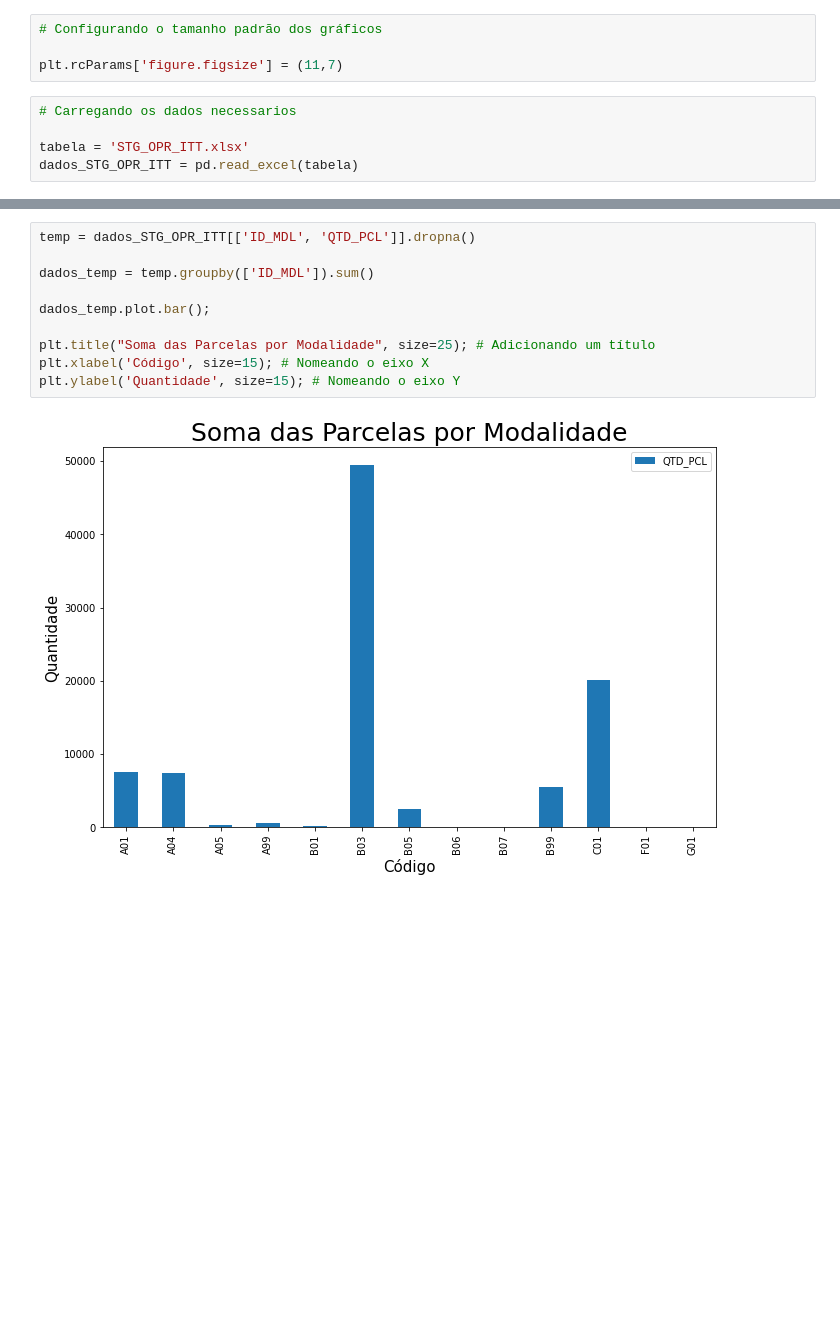
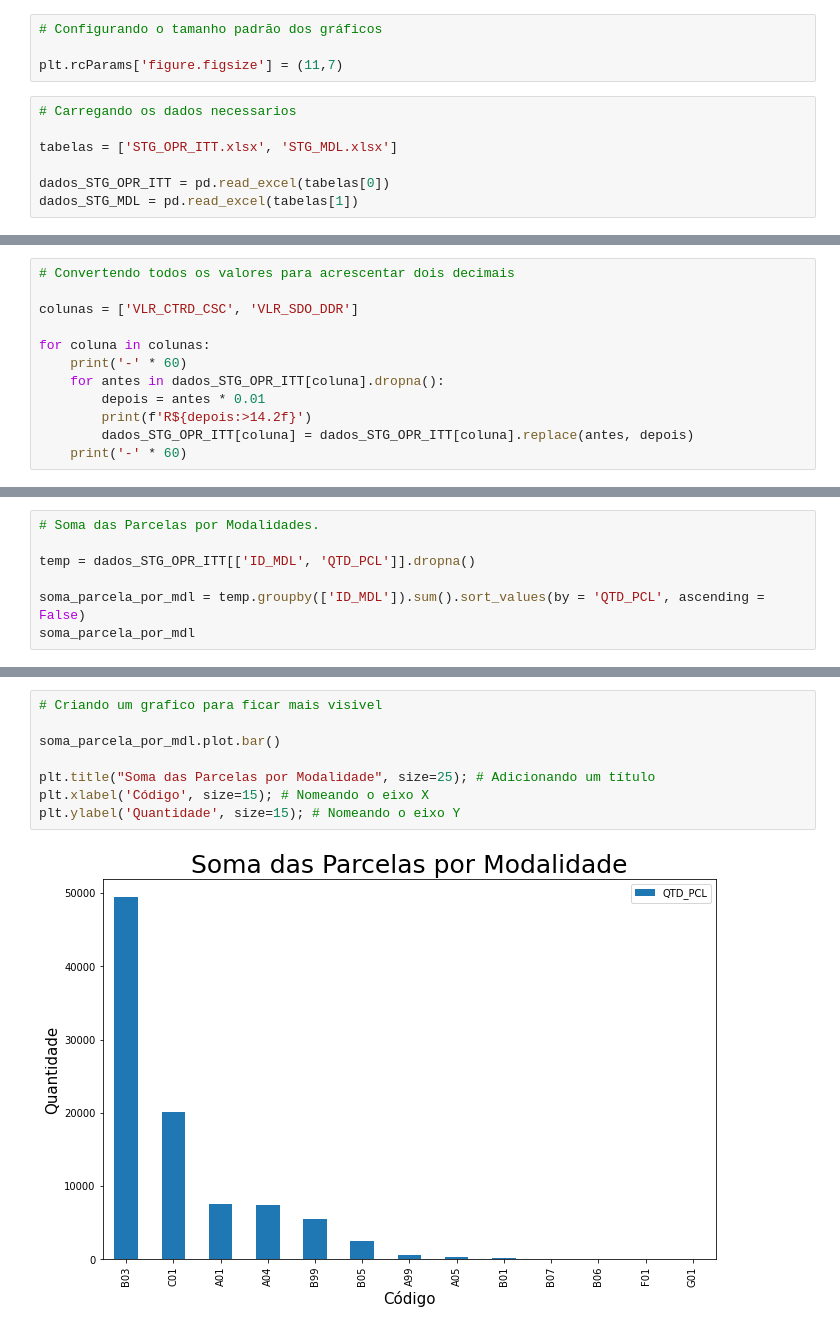
Before and after one commit to ThallesTorres/Projeto_SPC, a Jupyter notebook: SPRINT 2/Analise_STG_OPR_ITT.ipynb, the cells around one changed output, grey strips where cells are left out. Drawn from its saved outputs; the diff is of its cells as text; blank space fills up the shorter version.

```diff
--- a/SPRINT 2/Analise_STG_OPR_ITT.ipynb
+++ b/SPRINT 2/Analise_STG_OPR_ITT.ipynb
@@ -16,5 +10,7 @@ plt.rcParams['figure.figsize'] = (11,7)
 # %%
 # Carregando os dados necessarios
 
-tabela = 'STG_OPR_ITT.xlsx'
-dados_STG_OPR_ITT = pd.read_excel(tabela)
+tabelas = ['STG_OPR_ITT.xlsx', 'STG_MDL.xlsx']
+
+dados_STG_OPR_ITT = pd.read_excel(tabelas[0])
+dados_STG_MDL = pd.read_excel(tabelas[1])
@@ -52,3 +65,15 @@ Contendo as colunas:
 9 - DAT_RSS_FNT_ITT
 10 - DAT_INC_DBO
 ------------------------------------------------------------
+# %%
+# Convertendo todos os valores para acrescentar dois decimais
+
+colunas = ['VLR_CTRD_CSC', 'VLR_SDO_DDR']
+
+for coluna in colunas:
+    print('-' * 60)
+    for antes in dados_STG_OPR_ITT[coluna].dropna():
+        depois = antes * 0.01
+        print(f'R${depois:>14.2f}')
+        dados_STG_OPR_ITT[coluna] = dados_STG_OPR_ITT[coluna].replace(antes, depois)
+    print('-' * 60)
@@ -86,0 +165,7 @@ plt.ylabel('Quantidade', size=15); # Nomeando o eixo Y
+# %%
+# Soma das Parcelas por Modalidades.
+
+temp = dados_STG_OPR_ITT[['ID_MDL', 'QTD_PCL']].dropna()
+
+soma_parcela_por_mdl = temp.groupby(['ID_MDL']).sum().sort_values(by = 'QTD_PCL', ascending = False)
+soma_parcela_por_mdl
@@ -87,12 +188,10 @@ plt.ylabel('Quantidade', size=15); # Nomeando o eixo Y
 # %%
-temp = dados_STG_OPR_ITT[['ID_MDL', 'QTD_PCL']].dropna()
+# Criando um grafico para ficar mais visivel
 
-dados_temp = temp.groupby(['ID_MDL']).sum()
-
-dados_temp.plot.bar();
+soma_parcela_por_mdl.plot.bar()
 
 plt.title("Soma das Parcelas por Modalidade", size=25); # Adicionando um título
 plt.xlabel('Código', size=15); # Nomeando o eixo X
 plt.ylabel('Quantidade', size=15); # Nomeando o eixo Y
 # %% [output]
-[figure, old version]
+[figure, new version]
```
Also changed, not shown: parts of 14 cells of this notebook.
